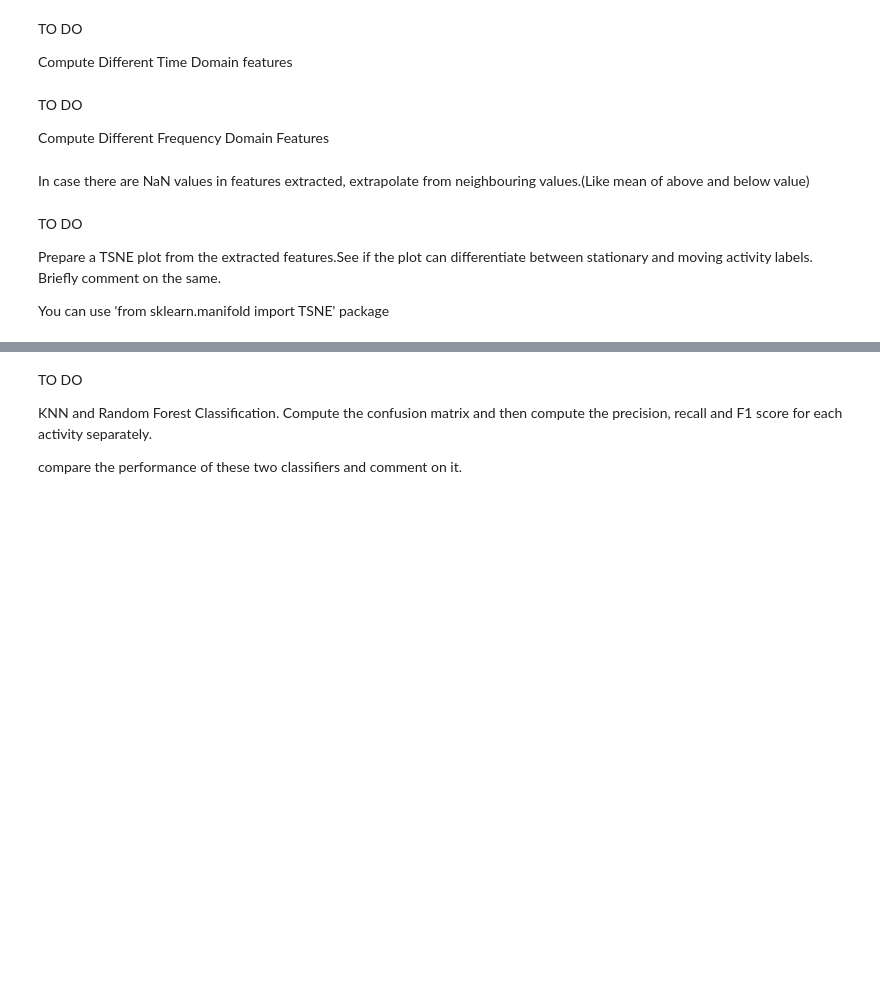
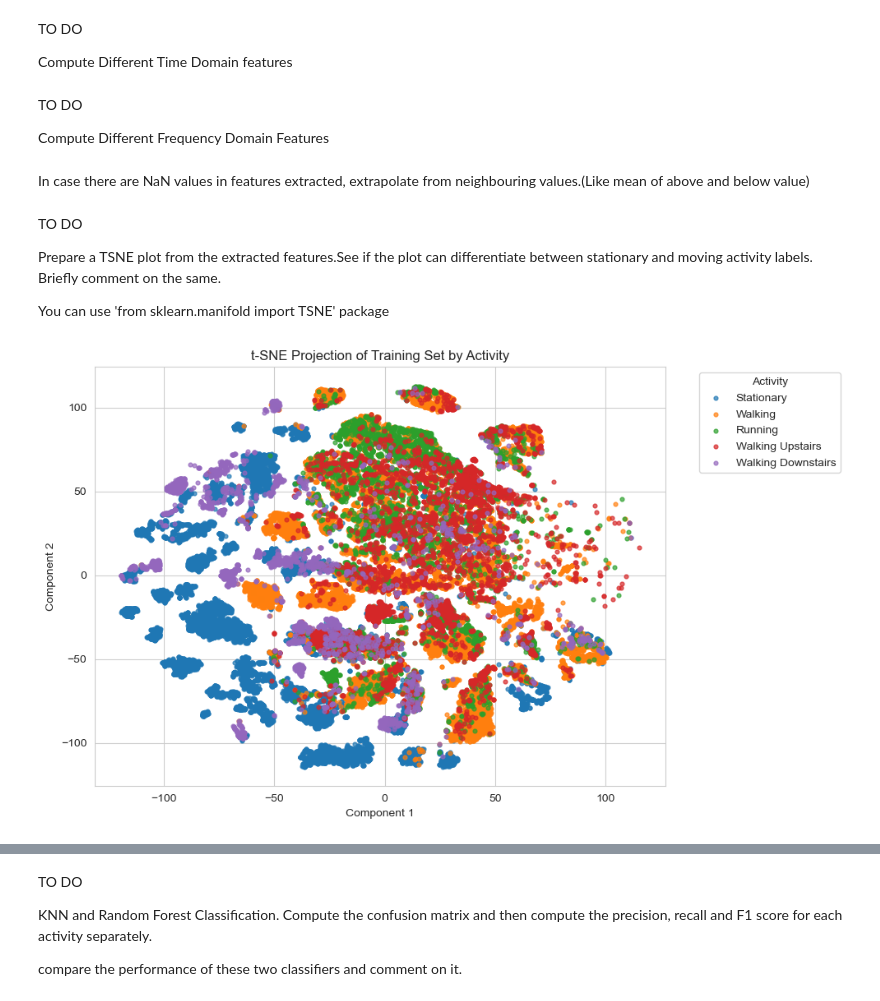
Before and after one commit to ConanMinihan/HumanActivityRecognition, a Jupyter notebook: A2_python.ipynb, the cells around one changed output, grey strips where cells are left out. Saved outputs shown, nothing was run; the diff lists cells and outputs as text; code cells hidden in the pictures; blank space fills up the shorter version.

```diff
--- a/A2_python.ipynb
+++ b/A2_python.ipynb
@@ -144,7 +162,7 @@ TO DO
 Set your NetID below.
 # %%
 # Set your netid
-my_netid =
+my_netid = "ahs264"
 # %%
 # Location of data directory
 data_dir = os.path.join(os.getcwd(), 'allData')
@@ -213,6 +271,12 @@ train_labels = []
 
 # TO DO
 # Similarly create test list
+x_list_test = []
+y_list_test = []
+z_list_test = []
+b_list_test = []
+test_labels = []
+
 
 # Setting window size of 100 datapoints with an overlap of 50%
 window_size = 100
@@ -230,0 +317,11 @@ for i in range(0, df_train.shape[0] - window_size, step_size):
+# %%
+# creating overlaping windows of size 100
+# Test windows
+for i in range(0, df_test.shape[0] - window_size, step_size):
+    window = df_test.iloc[i:i + window_size]
+    x_list_test.append(window['accel_x'].values)
+    y_list_test.append(window['accel_y'].values)
+    z_list_test.append(window['accel_z'].values)
+    b_list_test.append(window['y_bar'].values)
+    test_labels.append(stats.mode(window['label'], keepdims=True)[0][0])
+test_labels
@@ -256,0 +520,67 @@ You can use 'from sklearn.manifold import TSNE' package
+# %%
+# TSNE
+# Handle NaN or infinite values before TSNE
+X_train_tsne = X_train.replace([np.inf, -np.inf], np.nan).dropna()
+X_test_tsne  = X_test.replace([np.inf, -np.inf], np.nan).dropna()
+
+# Match labels to the cleaned rows
+y_train_tsne = y_train.loc[X_train_tsne.index]
+y_test_tsne  = y_test.loc[X_test_tsne.index]
+
+# Map numeric labels to readable activity names
+activity_map = {
+    1.0: "Stationary",
+    2.0: "Walking",
+    3.0: "Running",
+    4.0: "Walking Upstairs",
+    5.0: "Walking Downstairs"
+}
+
+y_train_named = y_train_tsne.map(activity_map)
+y_test_named  = y_test_tsne.map(activity_map)
+
+# Compute t-SNE embeddings
+tsne = TSNE(n_components=2, random_state=42, perplexity=30, n_iter=1000)
+X_train_tsne_embedded = tsne.fit_transform(X_train_tsne)
+X_test_tsne_embedded  = tsne.fit_transform(X_test_tsne)
+
+# Visualization — Training Set
+palette = sns.color_palette("viridis", len(activity_map))
+plt.figure(figsize=(10, 6))
+for i, (label, name) in enumerate(activity_map.items()):
+    mask = y_train_named == name
+    plt.scatter(
+                X_train_tsne_embedded[mask, 0],
+                X_train_tsne_embedded[mask, 1],
+                label=name,
+                s=12,
+                alpha=0.7
+    )
+
+plt.legend(title="Activity", bbox_to_anchor=(1.05, 1), loc="upper left")
+plt.title("t-SNE Projection of Training Set by Activity")
+plt.xlabel("Component 1")
+plt.ylabel("Component 2")
+plt.tight_layout()
+plt.show()
+
+# Visualization — Test Set
+plt.figure(figsize=(10, 6))
+for i, (label, name) in enumerate(activity_map.items()):
+    mask = y_test_named == name
+    plt.scatter(
+                X_test_tsne_embedded[mask, 0],
+                X_test_tsne_embedded[mask, 1],
+                label=name,
+                s=12,
+                alpha=0.7
+    )
+
+plt.legend(title="Activity", bbox_to_anchor=(1.05, 1), loc="upper left")
+plt.title("t-SNE Projection of Test Set by Activity")
+plt.xlabel("Component 1")
+plt.ylabel("Component 2")
+plt.tight_layout()
+plt.show()
+# %% [output]
+[figure, added]
```
Also changed, not shown: parts of 20 cells of this notebook.
